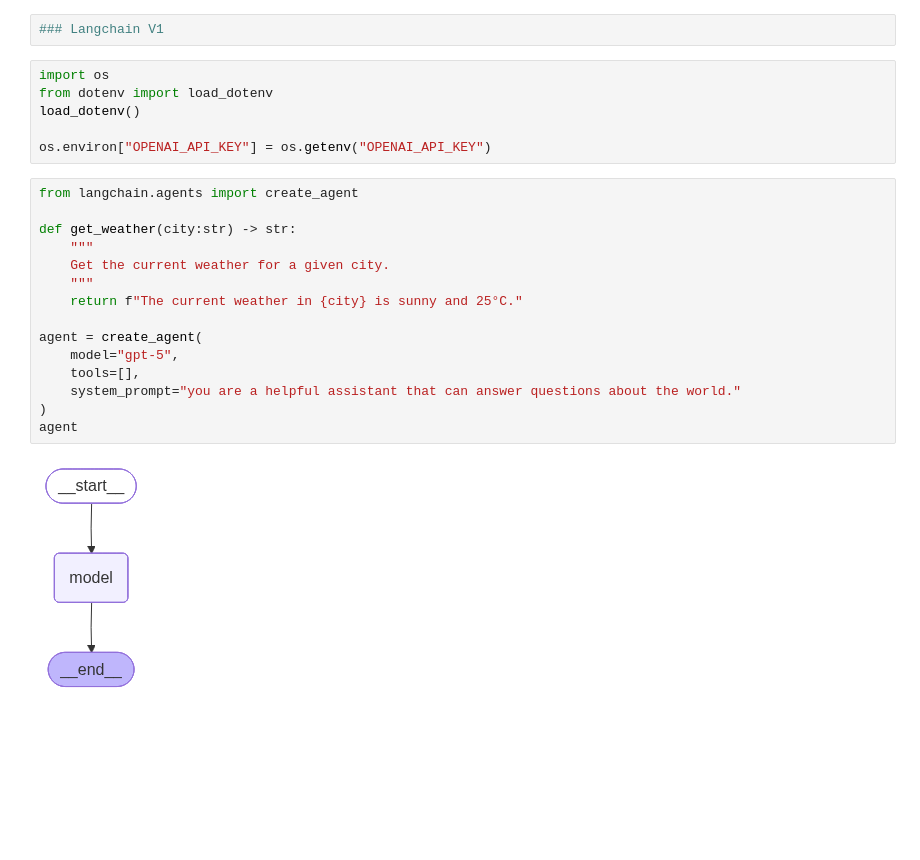
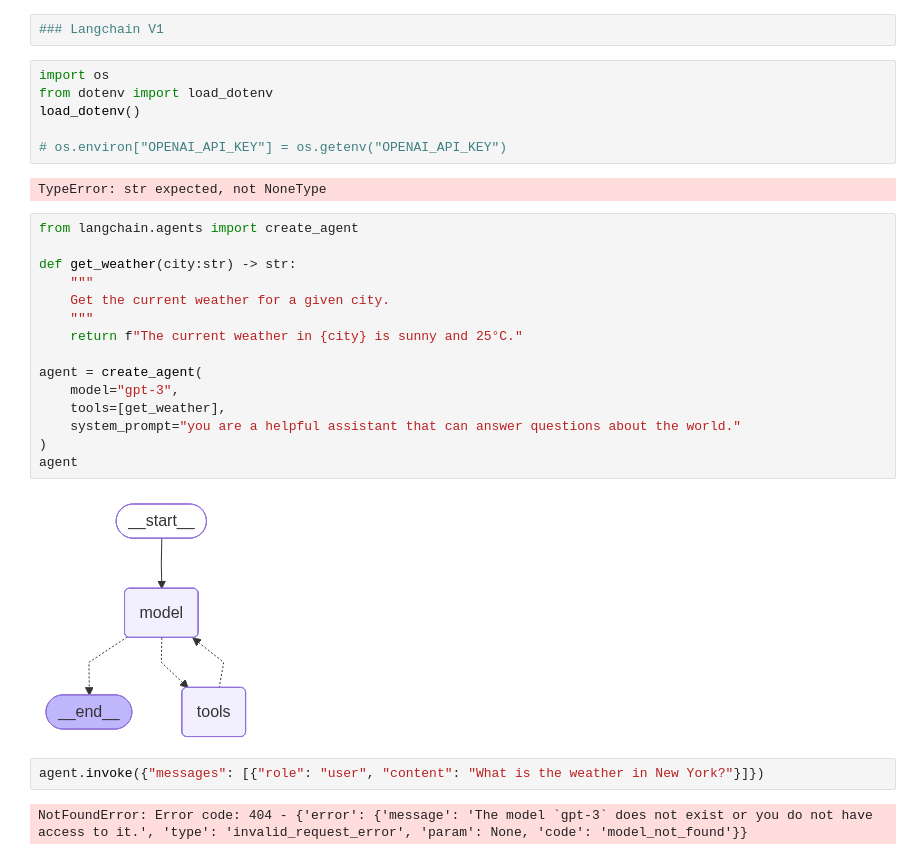
Before and after one commit to Bravo1311/RAG_and_LangChain, a Jupyter notebook: langchain/langchainintro.ipynb, the cells around one changed output. Drawn from its saved outputs; the diff is of its cells as text; blank space fills up the shorter version.

```diff
--- a/langchain/langchainintro.ipynb
+++ b/langchain/langchainintro.ipynb
@@ -5,21 +5,27 @@ import os
 from dotenv import load_dotenv
 load_dotenv()
 
-os.environ["OPENAI_API_KEY"] = os.getenv("OPENAI_API_KEY")
+# os.environ["OPENAI_API_KEY"] = os.getenv("OPENAI_API_KEY")
+# %% [output]
+TypeError: str expected, not NoneType
 # %%
 from langchain.agents import create_agent
 
 def get_weather(city:str) -> str:
     """
     Get the current weather for a given city.
     """
     return f"The current weather in {city} is sunny and 25°C."
 
 agent = create_agent(
-    model="gpt-5",
-    tools=[],
+    model="gpt-3",
+    tools=[get_weather],
     system_prompt="you are a helpful assistant that can answer questions about the world."
 )
 agent
 # %% [output]
-[figure, old version]
+[figure, new version]
+# %%
+agent.invoke({"messages": [{"role": "user", "content": "What is the weather in New York?"}]})
+# %% [output]
+NotFoundError: Error code: 404 - {'error': {'message': 'The model `gpt-3` does not exist or you do not have access to it.', 'type': 'invalid_request_error', 'param': None, 'code': 'model_not_found'}}
```
Also changed, not shown: 7 other files.
